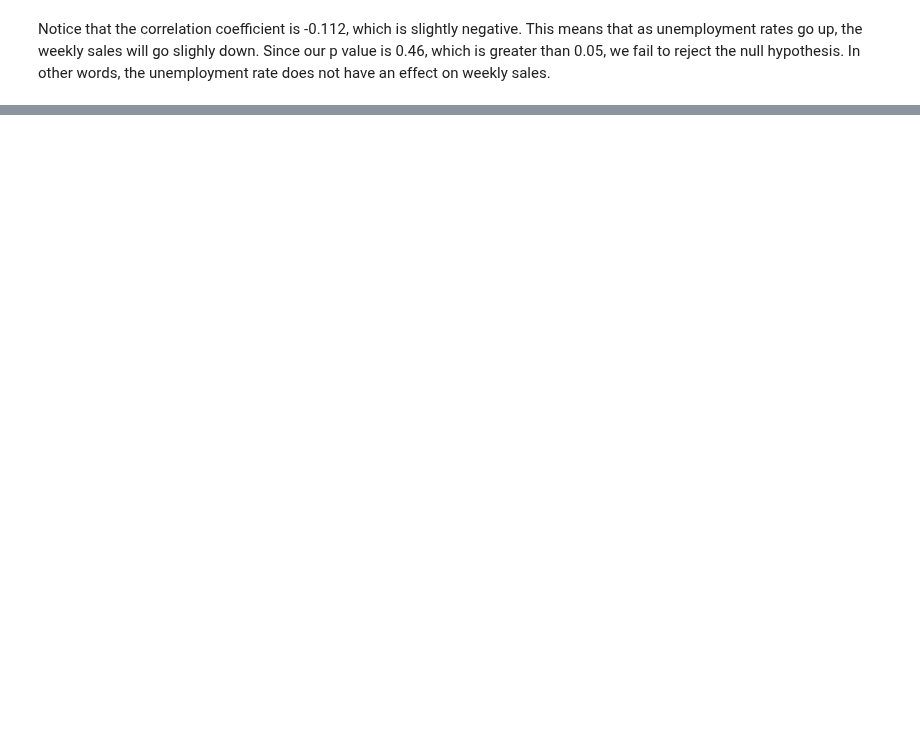
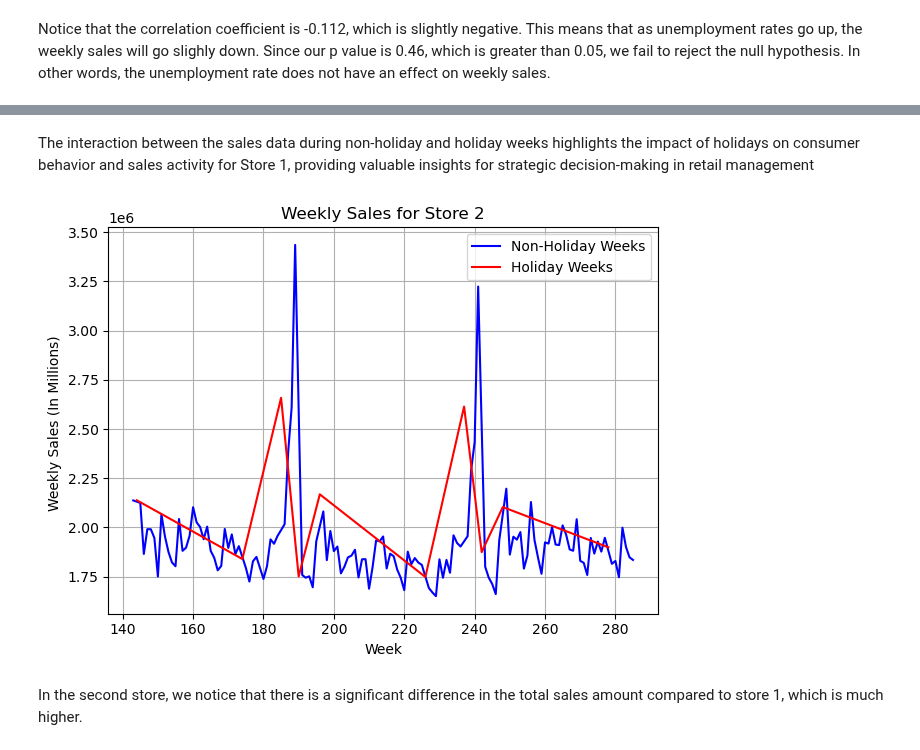
Before and after one commit to ChrisPerezLebron/CMSC320Project, a Jupyter notebook: main.ipynb, the cells around one changed output, grey strips where cells are left out. Cells and saved outputs as stored; diff of their text form; code cells hidden in the pictures; blank space fills up the shorter version.

```diff
--- a/main.ipynb
+++ b/main.ipynb
@@ -328,0 +271,29 @@ Notice that the correlation coefficient is -0.112, which is slightly negative. T
+# %% [markdown]
+The interaction between the sales data during non-holiday and holiday weeks highlights the impact of holidays on consumer behavior and sales activity for Store 1, providing valuable insights for strategic decision-making in retail management
+# %%
+import matplotlib.pyplot as plt
+
+# Store 3 with non-Holiday's
+non_holiday_2 = df[(df['Store'] == 2) & (df['Holiday_Flag'] == 0)].iloc[:140]
+
+# Store 4 with holidays
+holiday_2 = df[(df['Store'] == 2) & (df['Holiday_Flag'] == 1)].iloc[:140]
+
+
+# Plot sales data for Store 1 during non-holiday weeks
+plt.plot(non_holiday_2.index, non_holiday_2['Weekly_Sales'], color='blue', label='Non-Holiday Weeks')
+
+# Plot sales data for Store 1 during holiday weeks
+plt.plot(holiday_2.index, holiday_2['Weekly_Sales'], color='red', label='Holiday Weeks')
+
+plt.xlabel('Week')
+plt.ylabel('Weekly Sales (In Millions) ')
+plt.title('Weekly Sales for Store 2')
+plt.legend()
+plt.grid(True)
+plt.tight_layout()
+plt.show()
+# %% [output]
+[figure, added]
+# %% [markdown]
+In the second store, we notice that there is a significant difference in the total sales amount compared to store 1, which is much higher.
```
Also changed, not shown: parts of 31 cells of this notebook.
